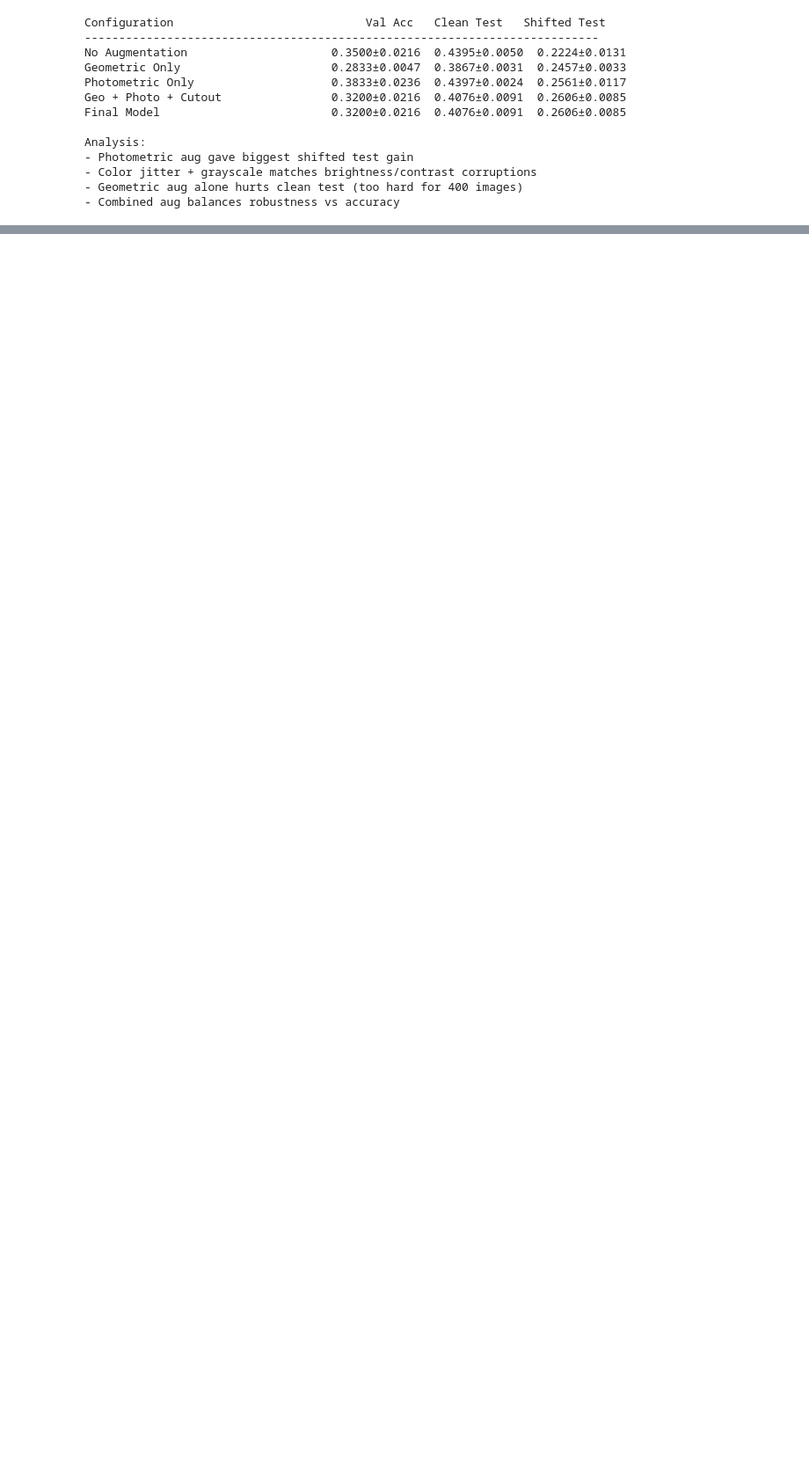
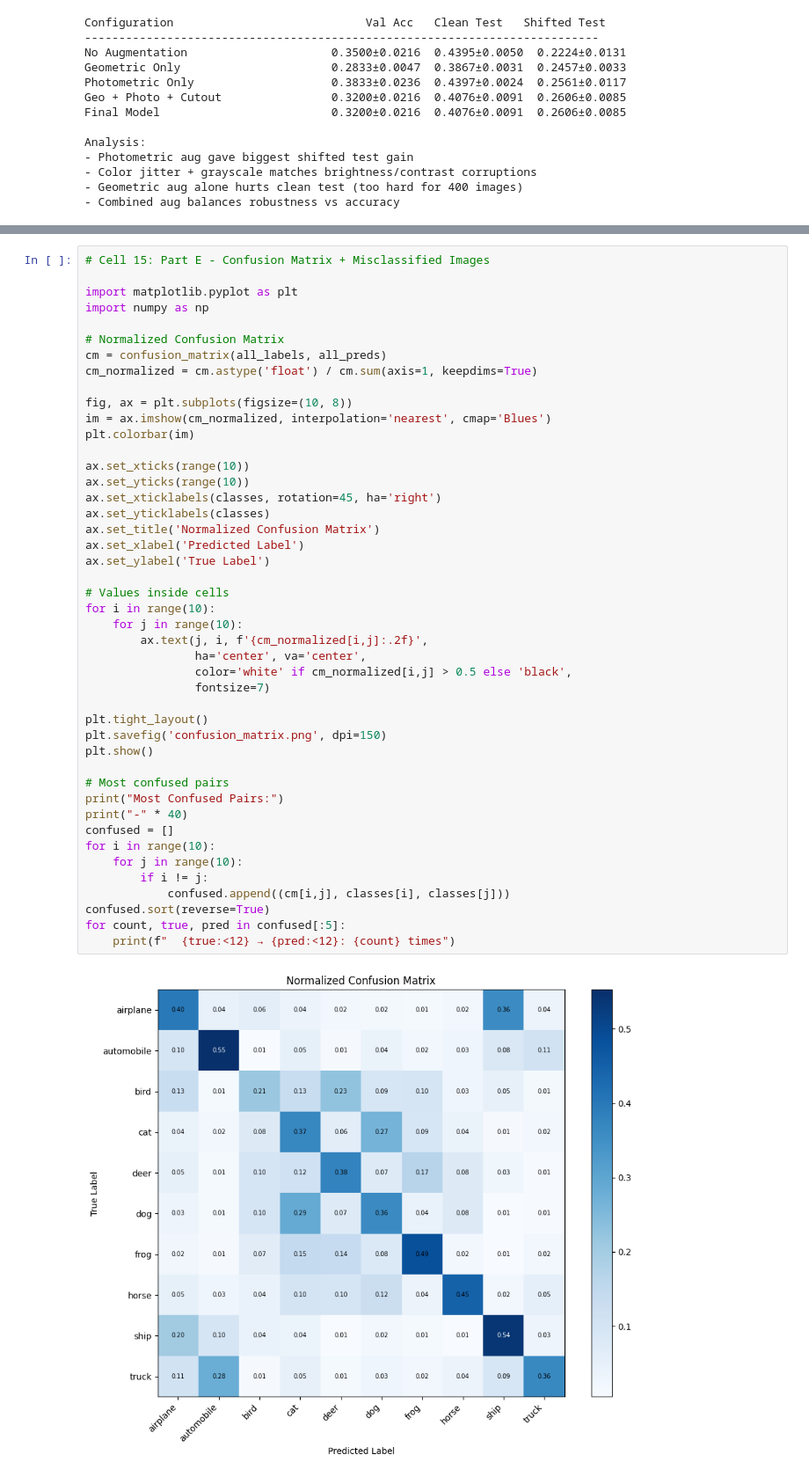
Before and after one commit to faisal-imran81/dlp-assignment2-cifar10, a Jupyter notebook: DL_ASS02_23F_0563.ipynb, the cells around one changed output, grey strips where cells are left out. Shown at 88% size. Cells and saved outputs as stored; diff of their text form; blank space fills up the shorter version.

Commit message:
feat: Part E error analysis, confusion matrix, misclassified images

```diff
--- a/DL_ASS02_23F_0563.ipynb
+++ b/DL_ASS02_23F_0563.ipynb
@@ -892,0 +950,47 @@ Analysis:
+# %%
+# Cell 15: Part E - Confusion Matrix + Misclassified Images
+
+import matplotlib.pyplot as plt
+import numpy as np
+
+# Normalized Confusion Matrix
+cm = confusion_matrix(all_labels, all_preds)
+cm_normalized = cm.astype('float') / cm.sum(axis=1, keepdims=True)
+
+fig, ax = plt.subplots(figsize=(10, 8))
+im = ax.imshow(cm_normalized, interpolation='nearest', cmap='Blues')
+plt.colorbar(im)
+
+ax.set_xticks(range(10))
+ax.set_yticks(range(10))
+ax.set_xticklabels(classes, rotation=45, ha='right')
+ax.set_yticklabels(classes)
+ax.set_title('Normalized Confusion Matrix')
+ax.set_xlabel('Predicted Label')
+ax.set_ylabel('True Label')
+
+# Values inside cells
+for i in range(10):
+    for j in range(10):
+        ax.text(j, i, f'{cm_normalized[i,j]:.2f}',
+                ha='center', va='center',
+                color='white' if cm_normalized[i,j] > 0.5 else 'black',
+                fontsize=7)
+
+plt.tight_layout()
+plt.savefig('confusion_matrix.png', dpi=150)
+plt.show()
+
+# Most confused pairs
+print("Most Confused Pairs:")
+print("-" * 40)
+confused = []
+for i in range(10):
+    for j in range(10):
+        if i != j:
+            confused.append((cm[i,j], classes[i], classes[j]))
+confused.sort(reverse=True)
+for count, true, pred in confused[:5]:
+    print(f"  {true:<12} → {pred:<12}: {count} times")
+# %% [output]
+[figure, added]
```
Also changed, not shown: parts of 9 cells of this notebook.
